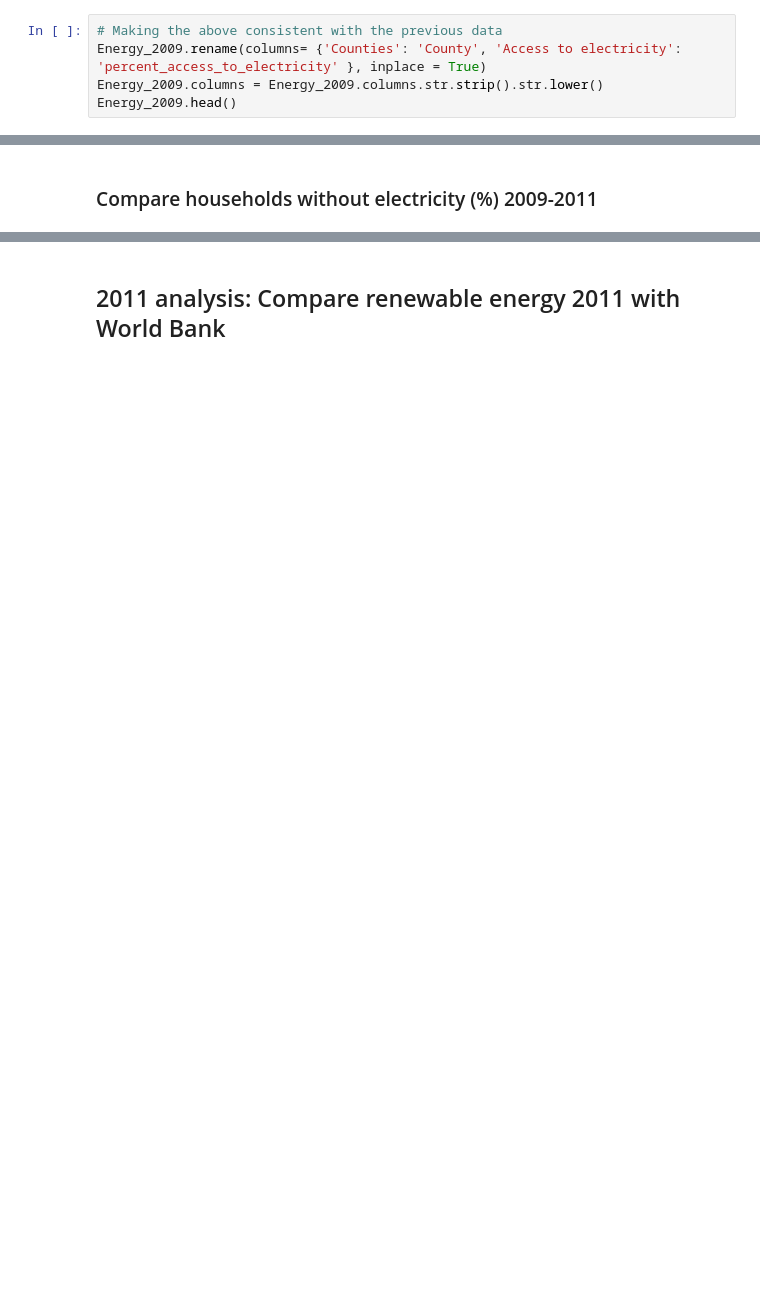
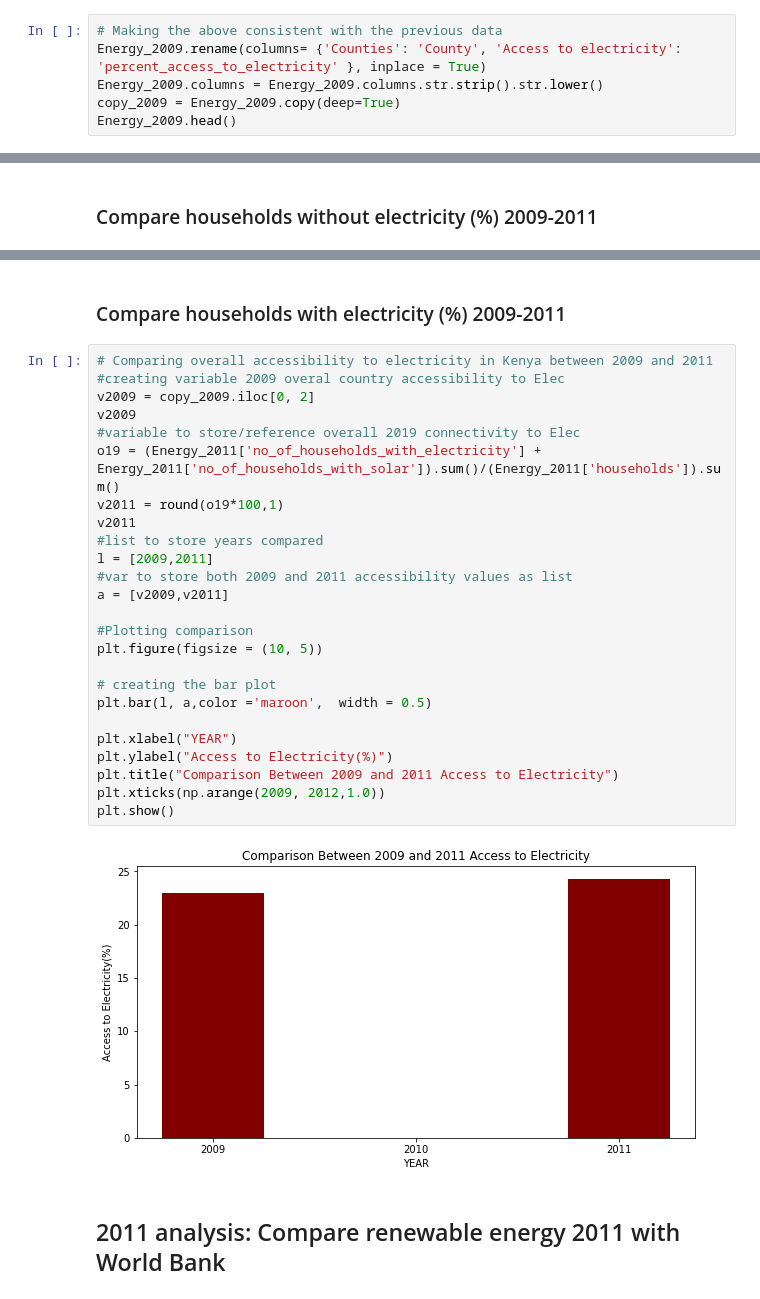
Before and after one commit to AlexTwenji777/Prep-Group-Project, a Jupyter notebook: Panthers.ipynb, the cells around one changed output, grey strips where cells are left out. Cells and saved outputs as stored; diff of their text form; blank space fills up the shorter version.

```diff
--- a/Panthers.ipynb
+++ b/Panthers.ipynb
@@ -357,6 +357,7 @@ Energy_2009.head()
 # Making the above consistent with the previous data
 Energy_2009.rename(columns= {'Counties': 'County', 'Access to electricity': 'percent_access_to_electricity' }, inplace = True)
 Energy_2009.columns = Energy_2009.columns.str.strip().str.lower()
+copy_2009 = Energy_2009.copy(deep=True)
 Energy_2009.head()
 # %% [output]
 |  | country | county | percent_access_to_electricity |
@@ -667,5 +706,34 @@ Energy_2011.head()
 | 2 | Bungoma | 12219 | 1351 | 72256 | 180120 | ... |
 | 3 | Busia | 9253 | 494 | 33283 | 108949 | ... |
 | 4 | Elgeyo Marakwet | 5547 | 220 | 36321 | 21891 | ... |
+# %% [markdown]
+### Compare households with electricity (%) 2009-2011
+# %%
+# Comparing overall accessibility to electricity in Kenya between 2009 and 2011
+#creating variable 2009 overal country accessibility to Elec
+v2009 = copy_2009.iloc[0, 2]
+v2009
+#variable to store/reference overall 2019 connectivity to Elec
+o19 = (Energy_2011['no_of_households_with_electricity'] + Energy_2011['no_of_households_with_solar']).sum()/(Energy_2011['households']).sum()
+v2011 = round(o19*100,1)
+v2011
+#list to store years compared
+l = [2009,2011]
+#var to store both 2009 and 2011 accessibility values as list
+a = [v2009,v2011]
+
+#Plotting comparison
+plt.figure(figsize = (10, 5))
+
+# creating the bar plot
+plt.bar(l, a,color ='maroon',  width = 0.5)
+
+plt.xlabel("YEAR")
+plt.ylabel("Access to Electricity(%)")
+plt.title("Comparison Between 2009 and 2011 Access to Electricity")
+plt.xticks(np.arange(2009, 2012,1.0))
+plt.show()
+# %% [output]
+[figure, added]
 # %% [markdown]
 ## 2011 analysis: Compare renewable energy 2011 with World Bank
```
Also changed, not shown: parts of 45 cells of this notebook, 1 other file.
